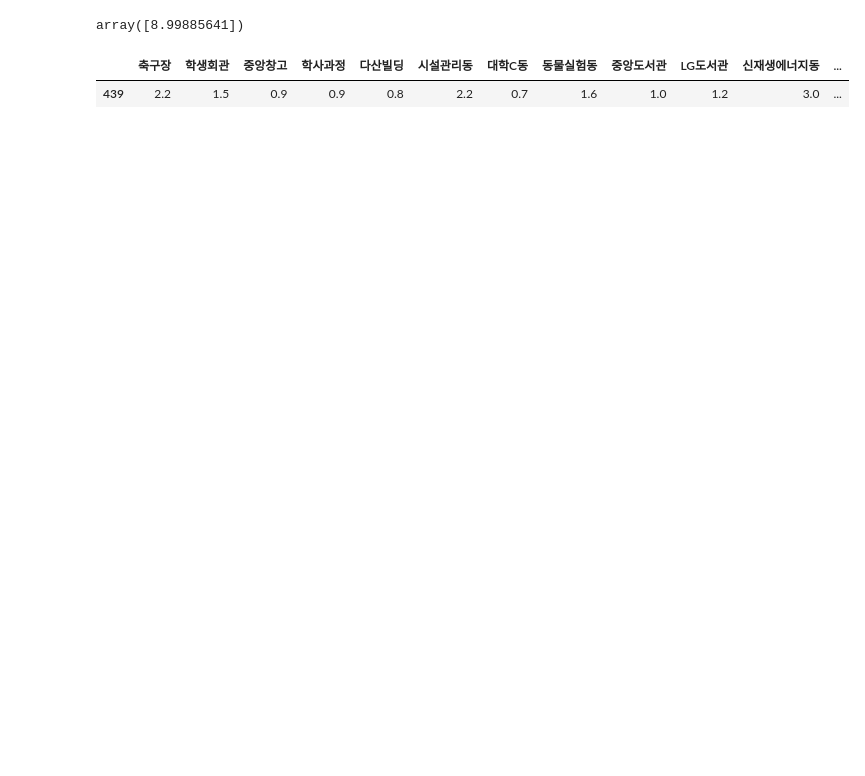
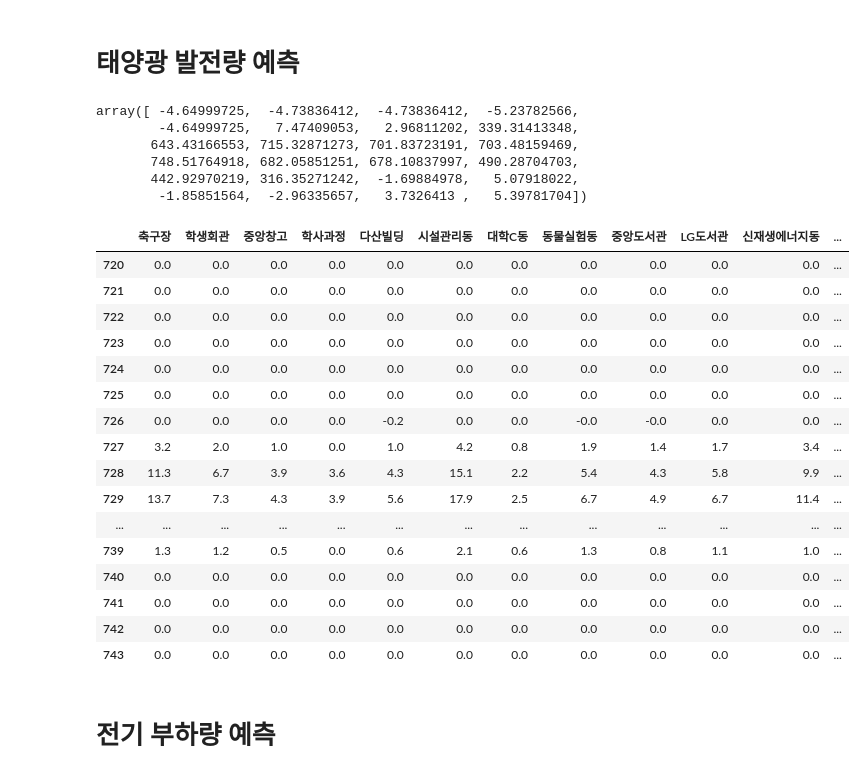
Before and after one commit to y00njaekim/GIST-Campus-EMS, a Jupyter notebook: gist_campus_ems.ipynb, the cells around one changed output. Drawn from its saved outputs; the diff is of its cells as text; code cells hidden in the pictures; blank space fills up the shorter version.

```diff
--- a/gist_campus_ems.ipynb
+++ b/gist_campus_ems.ipynb
@@ -9,10 +9,10 @@ from electrical_load.load_prediction_model import BuildingEnergyModel
 
 # * 모델 선언
 # * 랜덤 시드 값을 모델 간 동일하게 42로 설정
-# * 테스트 데이터 비율을 모델 간 동일하게 0.2로 설정
+# * 테스트 데이터 개수는 모델 간 동일하게 12 설정, 12/62 = 19.35%
 
 random_state = 42
-test_size = 0.2
+test_size = 12
 
 # * 기상 데이터 to 환경 감시 데이터 예측 모델
 env_pred_model = SolarPredictionModelExtended("./solar_power/merged_result.csv", random_state=random_state, test_size=test_size)
@@ -31,11 +31,18 @@ energy_pred_model = BuildingEnergyModel("./electrical_load/merged_data.csv", ran
 energy_pred_model.load_data()
 energy_pred_model.train_model()
 # %%
+
 # * 태양광 발전량 예측 모델에 입력할 정규화된 입력 데이터
+# * test_x 는 1시간 단위의 데이터
+# * test_date 는 예측할 시간의 날짜
+
 import numpy as np
 rand_int = np.random.randint(0, len(env_pred_model.X_test))
 
 test_x = env_pred_model.X_test.iloc[rand_int:rand_int+1, :]
+test_index = test_x.index[0]
+test_date = env_pred_model.data.loc[test_index, 'day']
+
 test_x
 # %% [output]
 |  | 강수확률 | 일최저기온 | 하늘상태 | 일최고기온 | 습도 | 풍향 | 풍속 | time |
@@ -42,0 +50,9 @@ test_x
+# %%
+
+# * 1시간 단위의 데이터와 같은 날짜의 데이터 24개를 합쳐 same_day_X_test 생성
+
+same_day_data = env_pred_model.data[env_pred_model.data['day'] == test_date]
+same_day_data_indexes = same_day_data.index
+same_day_X_test = env_pred_model.X_test.loc[env_pred_model.X_test.index.isin(same_day_data_indexes)]
+
+same_day_X_test
@@ -43,15 +77,43 @@ test_x
+# %% [markdown]
+# 태양광 발전량 예측
 # %%
-# * 예측한 태양광 발전량
-res_solar = env_pred_model.predict(test_x) # 기상 데이터 -> 환경감시 데이터
+
+# * 예측한 태양광 발전량 데이터
+
+res_solar = env_pred_model.predict(same_day_X_test) # 기상 데이터 -> 환경감시 데이터
 res_solar = solar_pred_model.predict(res_solar) # 환경감시 데이터 -> 태양광 발전량 데이터
 res_solar
 # %% [output]
-array([8.99885641])
+array([ -4.64999725,  -4.73836412,  -4.73836412,  -5.23782566,
+        -4.64999725,   7.47409053,   2.96811202, 339.31413348,
+       643.43166553, 715.32871273, 701.83723191, 703.48159469,
+       748.51764918, 682.05851251, 678.10837997, 490.28704703,
+       442.92970219, 316.35271242,  -1.69884978,   5.07918022,
+        -1.85851564,  -2.96335657,   3.7326413 ,   5.39781704])
 # %%
 # * 실제 태양광 발전량
-solar_pred_model.y_test.iloc[rand_int:rand_int+1, :]
+
+same_day_y_test = solar_pred_model.y_test.loc[solar_pred_model.y_test.index.isin(same_day_data_indexes)]
+same_day_y_test
 # %% [output]
 |  | 축구장 | 학생회관 | 중앙창고 | 학사과정 | 다산빌딩 | 시설관리동 | 대학C동 | 동물실험동 | 중앙도서관 | LG도서관 | 신재생에너지동 | ... |
-| 439 | 2.2 | 1.5 | 0.9 | 0.9 | 0.8 | 2.2 | 0.7 | 1.6 | 1.0 | 1.2 | 3.0 | ... |
+| 720 | 0.0 | 0.0 | 0.0 | 0.0 | 0.0 | 0.0 | 0.0 | 0.0 | 0.0 | 0.0 | 0.0 | ... |
+| 721 | 0.0 | 0.0 | 0.0 | 0.0 | 0.0 | 0.0 | 0.0 | 0.0 | 0.0 | 0.0 | 0.0 | ... |
+| 722 | 0.0 | 0.0 | 0.0 | 0.0 | 0.0 | 0.0 | 0.0 | 0.0 | 0.0 | 0.0 | 0.0 | ... |
+| 723 | 0.0 | 0.0 | 0.0 | 0.0 | 0.0 | 0.0 | 0.0 | 0.0 | 0.0 | 0.0 | 0.0 | ... |
+| 724 | 0.0 | 0.0 | 0.0 | 0.0 | 0.0 | 0.0 | 0.0 | 0.0 | 0.0 | 0.0 | 0.0 | ... |
+| 725 | 0.0 | 0.0 | 0.0 | 0.0 | 0.0 | 0.0 | 0.0 | 0.0 | 0.0 | 0.0 | 0.0 | ... |
+| 726 | 0.0 | 0.0 | 0.0 | 0.0 | -0.2 | 0.0 | 0.0 | -0.0 | -0.0 | 0.0 | 0.0 | ... |
+| 727 | 3.2 | 2.0 | 1.0 | 0.0 | 1.0 | 4.2 | 0.8 | 1.9 | 1.4 | 1.7 | 3.4 | ... |
+| 728 | 11.3 | 6.7 | 3.9 | 3.6 | 4.3 | 15.1 | 2.2 | 5.4 | 4.3 | 5.8 | 9.9 | ... |
+| 729 | 13.7 | 7.3 | 4.3 | 3.9 | 5.6 | 17.9 | 2.5 | 6.7 | 4.9 | 6.7 | 11.4 | ... |
+| ... | ... | ... | ... | ... | ... | ... | ... | ... | ... | ... | ... | ... |
+| 739 | 1.3 | 1.2 | 0.5 | 0.0 | 0.6 | 2.1 | 0.6 | 1.3 | 0.8 | 1.1 | 1.0 | ... |
+| 740 | 0.0 | 0.0 | 0.0 | 0.0 | 0.0 | 0.0 | 0.0 | 0.0 | 0.0 | 0.0 | 0.0 | ... |
+| 741 | 0.0 | 0.0 | 0.0 | 0.0 | 0.0 | 0.0 | 0.0 | 0.0 | 0.0 | 0.0 | 0.0 | ... |
+| 742 | 0.0 | 0.0 | 0.0 | 0.0 | 0.0 | 0.0 | 0.0 | 0.0 | 0.0 | 0.0 | 0.0 | ... |
+| 743 | 0.0 | 0.0 | 0.0 | 0.0 | 0.0 | 0.0 | 0.0 | 0.0 | 0.0 | 0.0 | 0.0 | ... |
+# %% [markdown]
+# 전기 부하량 예측
 # %%
 # * 부하량 예측 모델에 입력할 정규화된 입력 데이터
```
Also changed, not shown: parts of 7 cells of this notebook.
